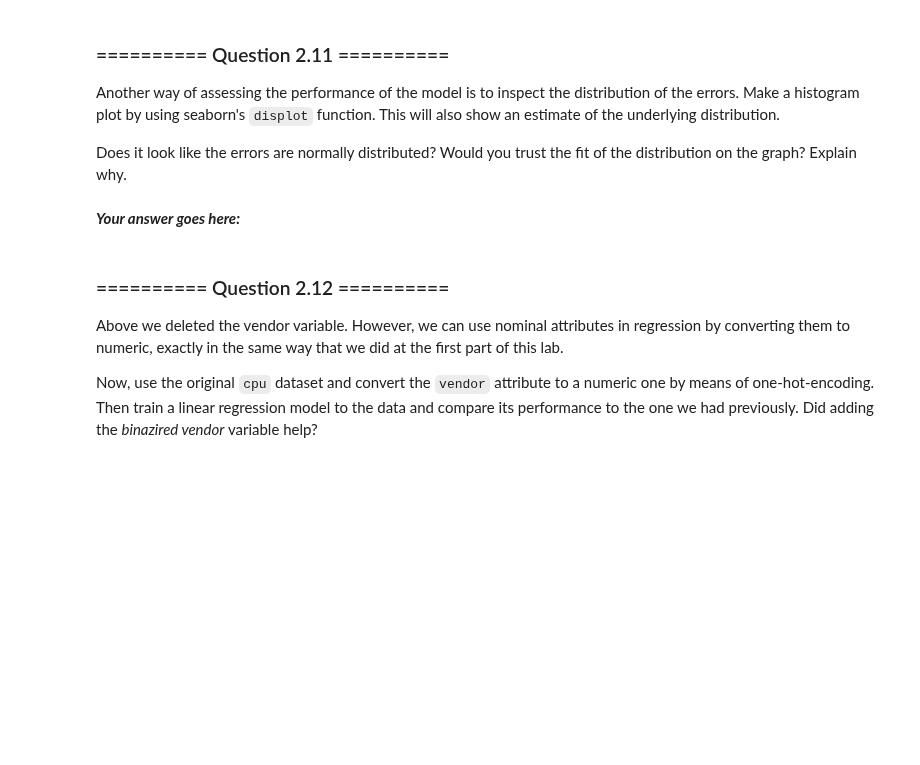
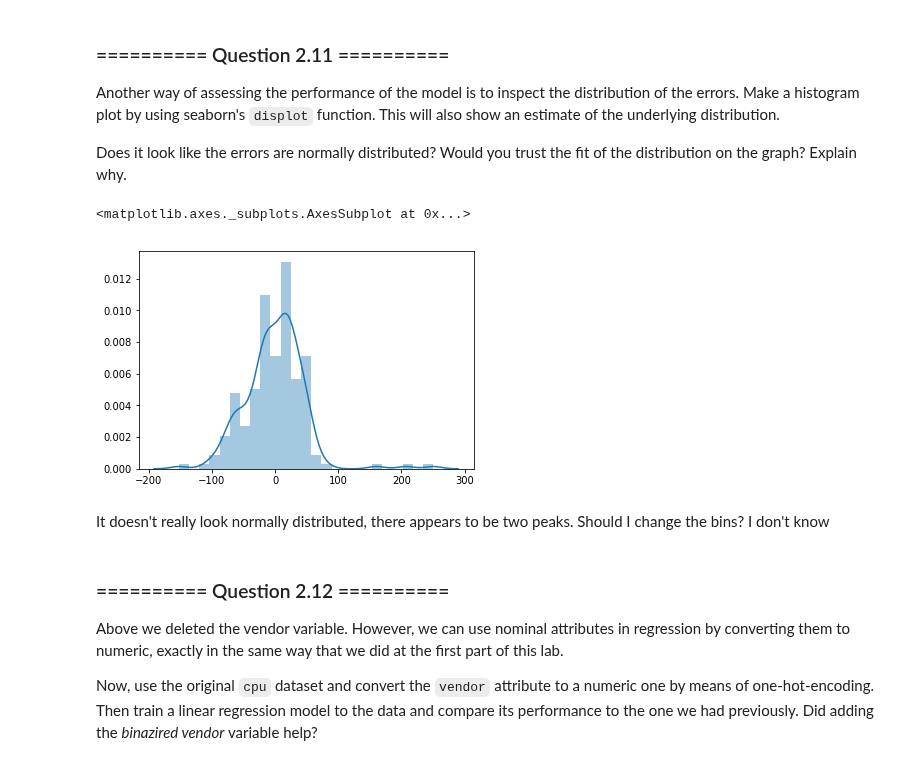
Before and after one commit to tjcdev/iaml, a Jupyter notebook: Labs/02 - Decision Trees and Linear Regression.ipynb, the cells around one changed output. Drawn from its saved outputs; the diff is of its cells as text; code cells hidden in the pictures; blank space fills up the shorter version.

```diff
--- a/Labs/02 - Decision Trees and Linear Regression.ipynb
+++ b/Labs/02 - Decision Trees and Linear Regression.ipynb
@@ -535,5 +535,10 @@ Does it look like the errors are normally distributed? Would you trust the fit o
-# %% [markdown]
-***Your answer goes here:***
+# %%
+sns.distplot((y - lr.predict(X)))
+# %% [output]
+<matplotlib.axes._subplots.AxesSubplot at 0x...>
+[figure, added]
+# %% [markdown]
+It doesn't really look normally distributed, there appears to be two peaks. Should I change the bins? I don't know
 # %% [markdown]
 ### ========== Question 2.12 ==========
 Above we deleted the vendor variable. However, we can use nominal attributes in regression by converting them to numeric, exactly in the same way that we did at the first part of this lab.
```
Also changed, not shown: parts of 5 cells of this notebook.
